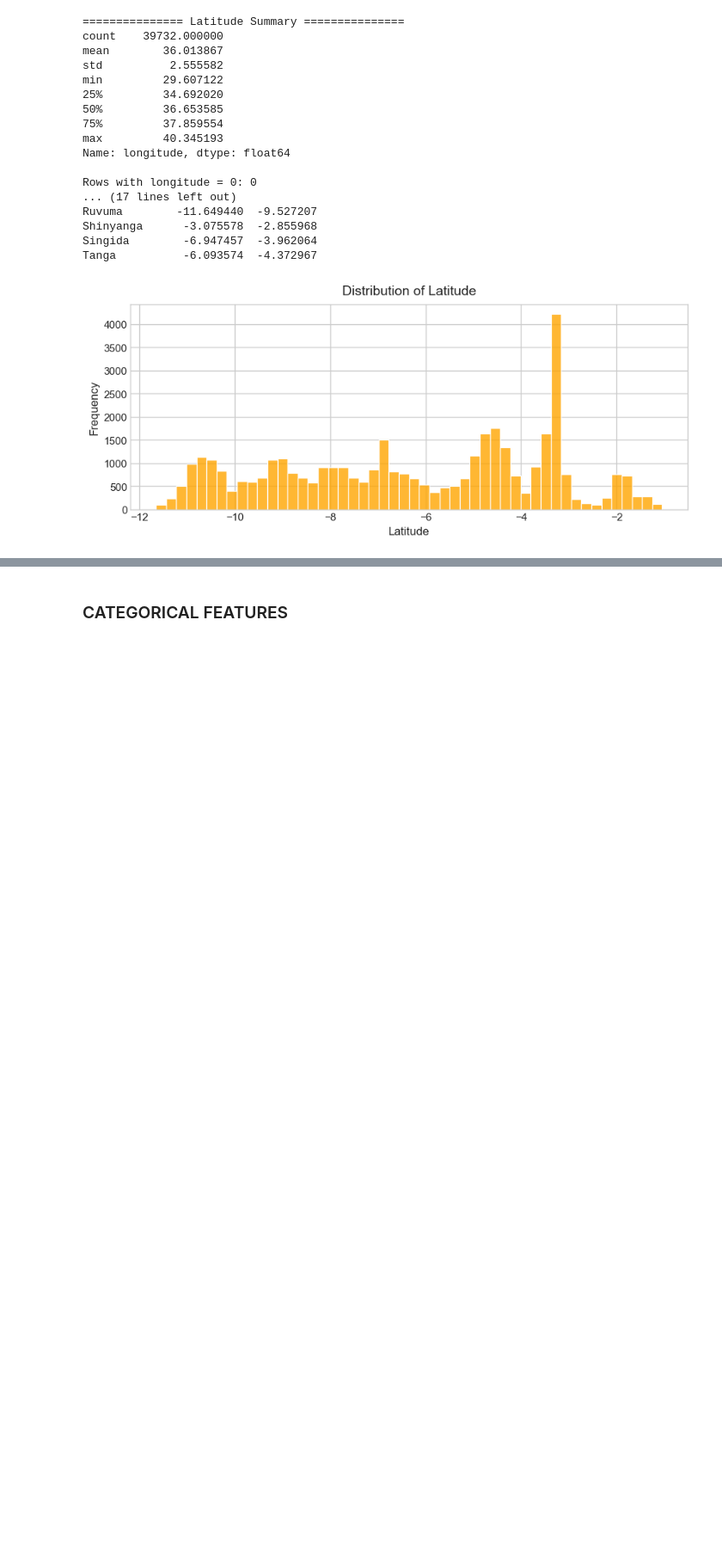
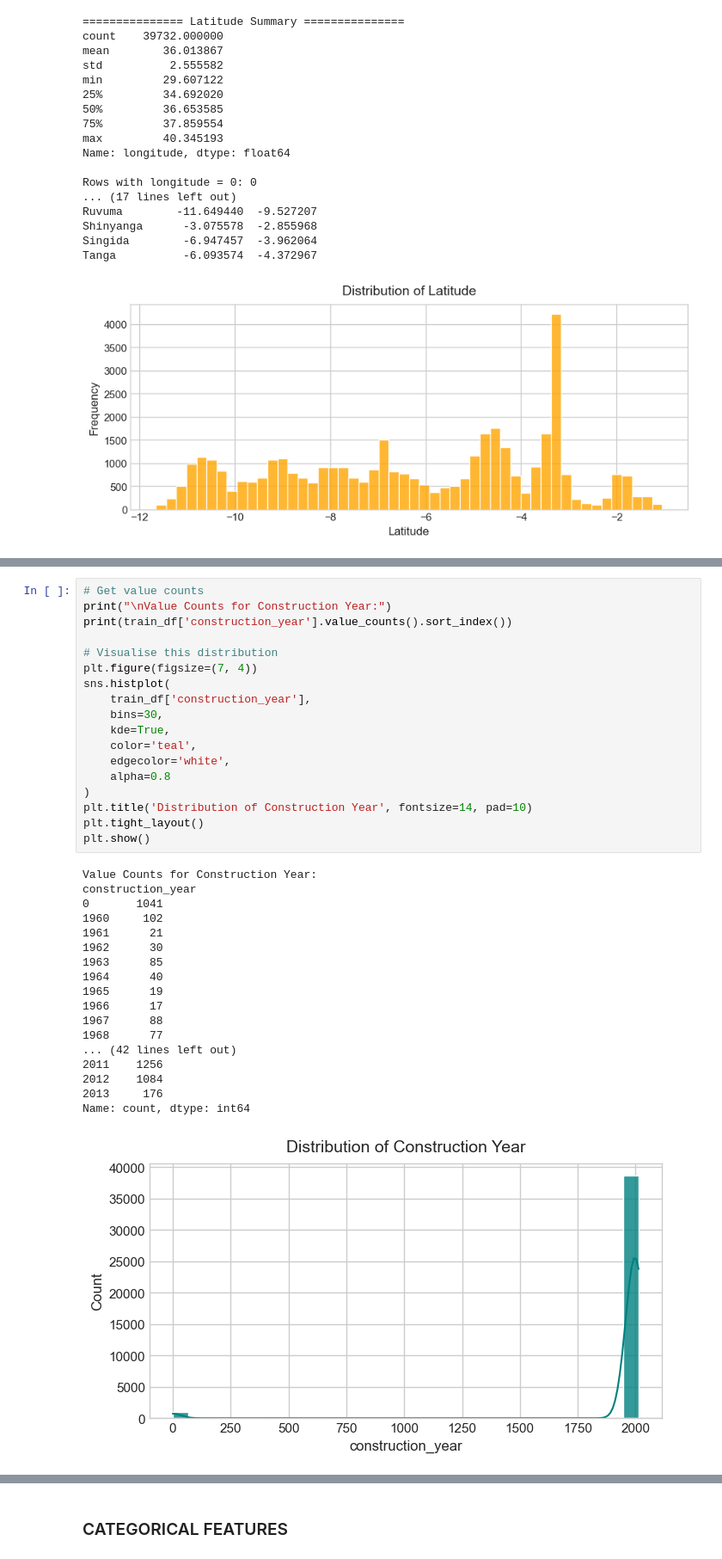
Before and after one commit to Vain-Guy/tanzania-water-well-status-prediction, a Jupyter notebook: Notebooks/CleaningAndEDA.ipynb, the cells around one changed output, grey strips where cells are left out. Shown at 86% size. Saved outputs shown, nothing was run; the diff lists cells and outputs as text; blank space fills up the shorter version.

```diff
--- a/Notebooks/CleaningAndEDA.ipynb
+++ b/Notebooks/CleaningAndEDA.ipynb
@@ -1735,0 +1744,37 @@ plt.show()
+# %%
+# Get value counts
+print("\nValue Counts for Construction Year:")
+print(train_df['construction_year'].value_counts().sort_index())
+
+# Visualise this distribution
+plt.figure(figsize=(7, 4))
+sns.histplot(
+    train_df['construction_year'],
+    bins=30,
+    kde=True,
+    color='teal',
+    edgecolor='white',
+    alpha=0.8
+)
+plt.title('Distribution of Construction Year', fontsize=14, pad=10)
+plt.tight_layout()
+plt.show()
+# %% [output]
+Value Counts for Construction Year:
+construction_year
+0       1041
+1960     102
+1961      21
+1962      30
+1963      85
+1964      40
+1965      19
+1966      17
+1967      88
+1968      77
+... (42 lines left out)
+2011    1256
+2012    1084
+2013     176
+Name: count, dtype: int64
+[figure, added]
```
Also changed, not shown: parts of 102 cells of this notebook.
